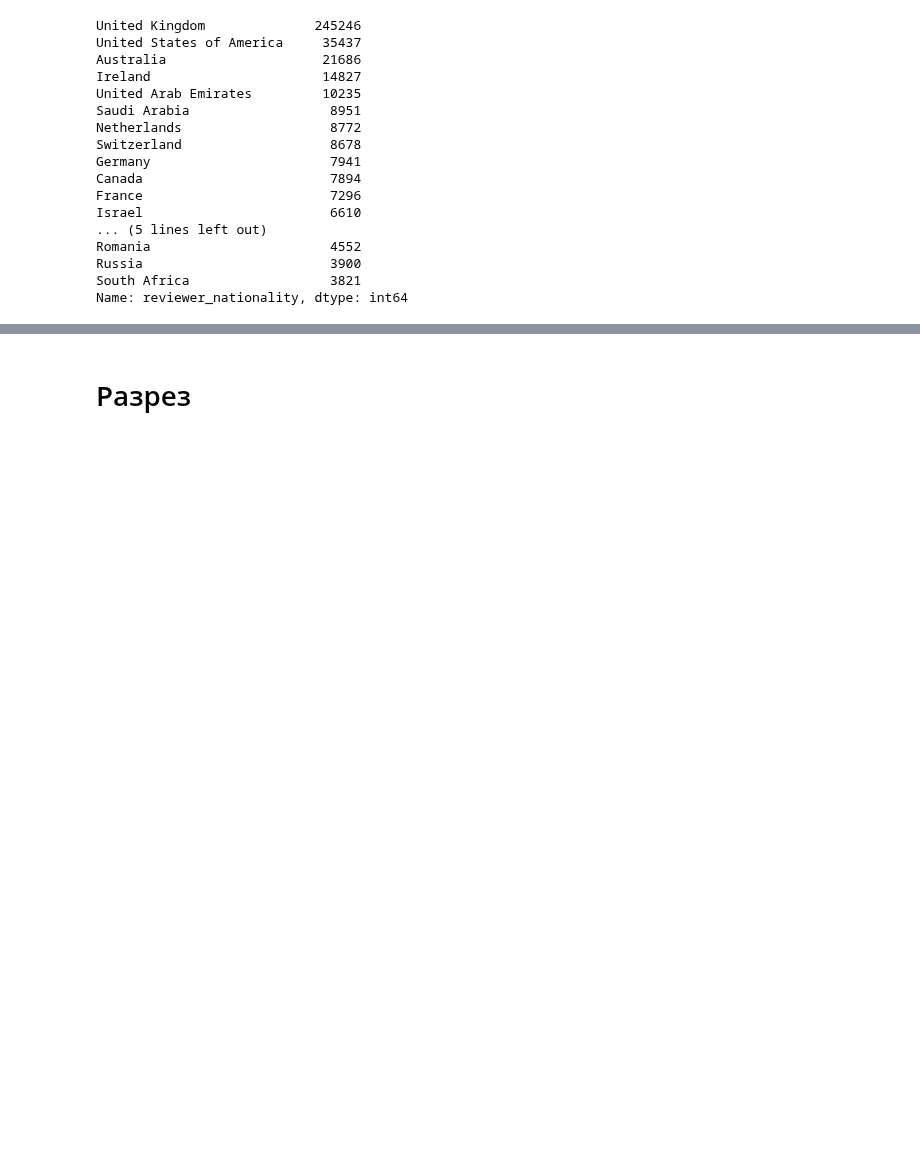
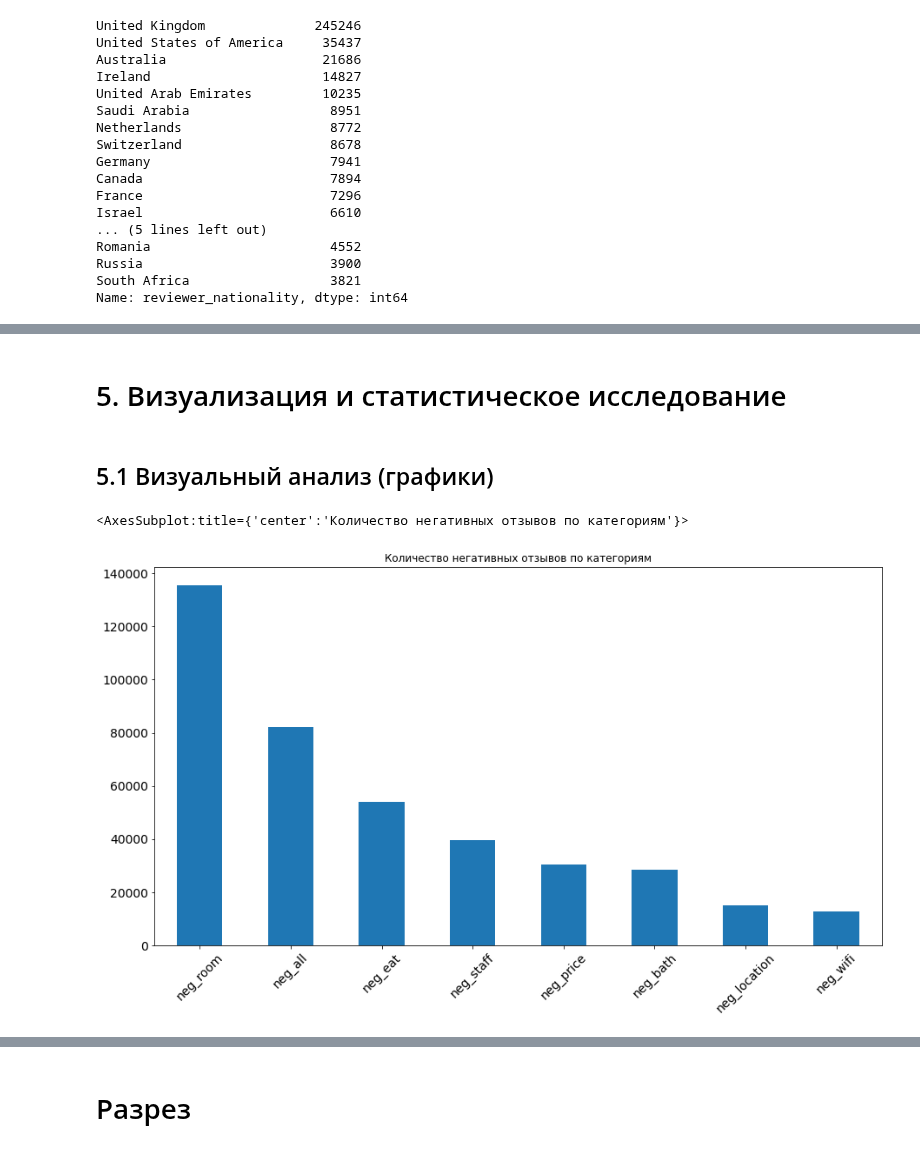
Before and after one commit to DmitriySky47/sf_data_science, a Jupyter notebook: Skillfactory/EDA_6 Kaggle Hotels/predicting-the-rating-of-hotels-on-booking.ipynb, the cells around one changed output, grey strips where cells are left out. Cells and saved outputs as stored; diff of their text form; code cells hidden in the pictures; blank space fills up the shorter version.

```diff
--- a/Skillfactory/EDA_6 Kaggle Hotels/predicting-the-rating-of-hotels-on-booking.ipynb
+++ b/Skillfactory/EDA_6 Kaggle Hotels/predicting-the-rating-of-hotels-on-booking.ipynb
@@ -659,0 +757,4 @@ Name: local_reviewer, dtype: int64
+# %%
+# преобразуем текст отзывов в строчные буквы
+data['negative_review'] = data['negative_review'].apply(get_lower_words)
+data['positive_review'] = data['positive_review'].apply(get_lower_words)
@@ -659,0 +801,3 @@ Name: local_reviewer, dtype: int64
+# %%
+# создадим временный признак-"копия негативных отзывов" для отделения истинно негативных от НЕ негативных
+data['negative_review_copy'] = data['negative_review'].apply(lambda x: '1' if x in not_negative_review else x)
@@ -659,0 +891,7 @@ Name: local_reviewer, dtype: int64
+# %%
+# создадим список НЕ позитивных выражений
+
+not_positive_review = ['no positive', 'nothing', 'n a', 'none', 'no', 'no complaints', ' ', '']
+
+# создадим временный признак-"копия позитивных отзывов" для отделения истинно позитивных от НЕ позитивных
+data['positive_review_copy'] = data['positive_review'].apply(lambda x: '1' if x in not_positive_review else x)
@@ -659,0 +1096,30 @@ Name: local_reviewer, dtype: int64
+# %%
+# из тегов определим на какое количество ночей приезжали посетители
+
+data['number_nights'] = data['tags'].str.extract(r'Stayed (\d+) night').fillna(1).astype(int)
+# в 192 случаях количество ночей не указано, поэтому заменим пропуски модой, т.е. 1.
+# Т.к. в отель заселяются минимум на одну ночь
+# %% [markdown]
+# 5. Визуализация и статистическое исследование
+# %% [markdown]
+## 5.1 Визуальный анализ (графики)
+# %%
+# визуализируем отрицателные отзывы по категориям
+data_neg = data[data['sample'] == 1] # визуализируем данные с тренировочного дата-сета
+
+x_neg = data_neg.loc[:, 'neg_room':'neg_all']
+d_neg = x_neg.sum()
+d_neg.sort_values(ascending=False, inplace=True)
+d_neg.plot(kind='bar',
+       figsize=(15, 8),
+       fontsize = 14,
+       rot=45,
+       title='Количество негативных отзывов по категориям')
+
+# график показывает каких жалоб больше и позволяет определить приоритетные направления развития отелей
+# руководству отеля необходимо братить внимание на качество номеров, еды и работу персонала в первую очередь
+# анализ возможно проводить по странам и городам в отдельности
+# отзыв "neg_all" можно не учитывать, т.к. он не содержит конкретики
+# %% [output]
+<AxesSubplot:title={'center':'Количество негативных отзывов по категориям'}>
+[figure, added]
```
Also changed, not shown: parts of 41 cells of this notebook, 1 other file.
